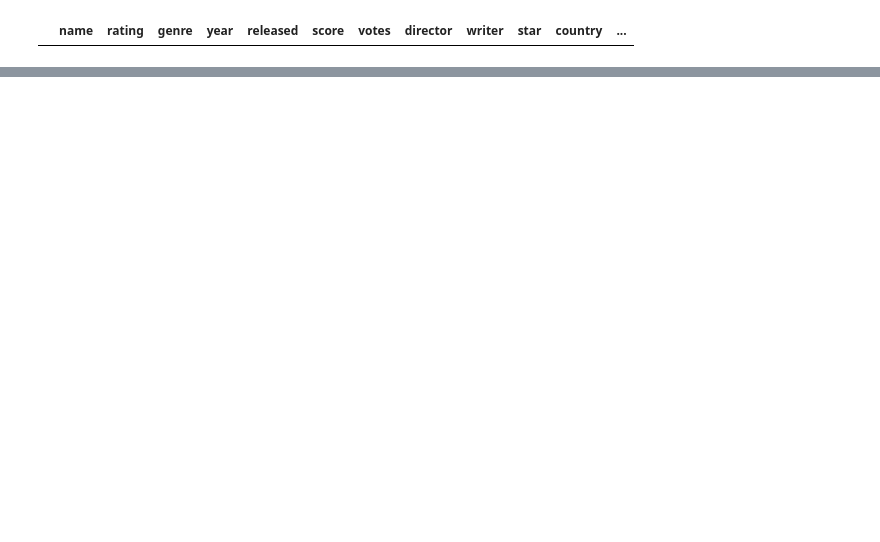
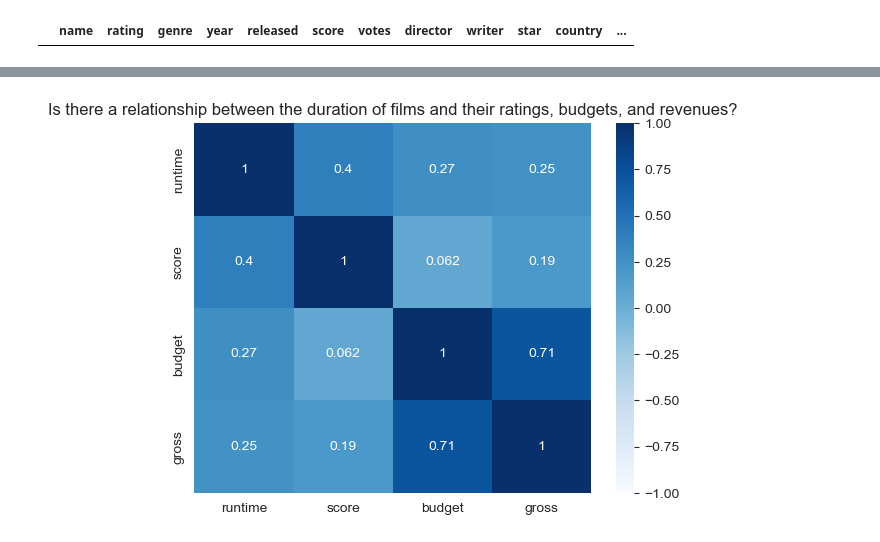
Before and after one commit to gururaser/film-analysis-project, a Jupyter notebook: film-analysis.ipynb, the cells around one changed output, grey strips where cells are left out. Saved outputs shown, nothing was run; the diff lists cells and outputs as text; code cells hidden in the pictures; blank space fills up the shorter version.

```diff
--- a/film-analysis.ipynb
+++ b/film-analysis.ipynb
@@ -704,0 +737,4 @@ On the other hand, Biograpy and History genres fall behind the other genres. Alt
+# %%
+pd.options.display.float_format = '{:.2f}'.format
+df_corr = df[['runtime','score','budget','gross']].corr()
+df_corr
@@ -704,0 +750,8 @@ On the other hand, Biograpy and History genres fall behind the other genres. Alt
+# %%
+lmplot.fig.set_size_inches(10,10)
+sns.heatmap(df_corr, annot=True, cmap='Blues', vmin=-1, vmax=1)
+plt.title('Is there a relationship between the duration of films and their ratings, budgets, and revenues?')
+plt.savefig('runtime_score_budget_gross_heatmap.jpg', dpi=300, bbox_inches='tight')
+plt.show()
+# %% [output]
+[figure, added]
```
Also changed, not shown: parts of 53 cells of this notebook.
